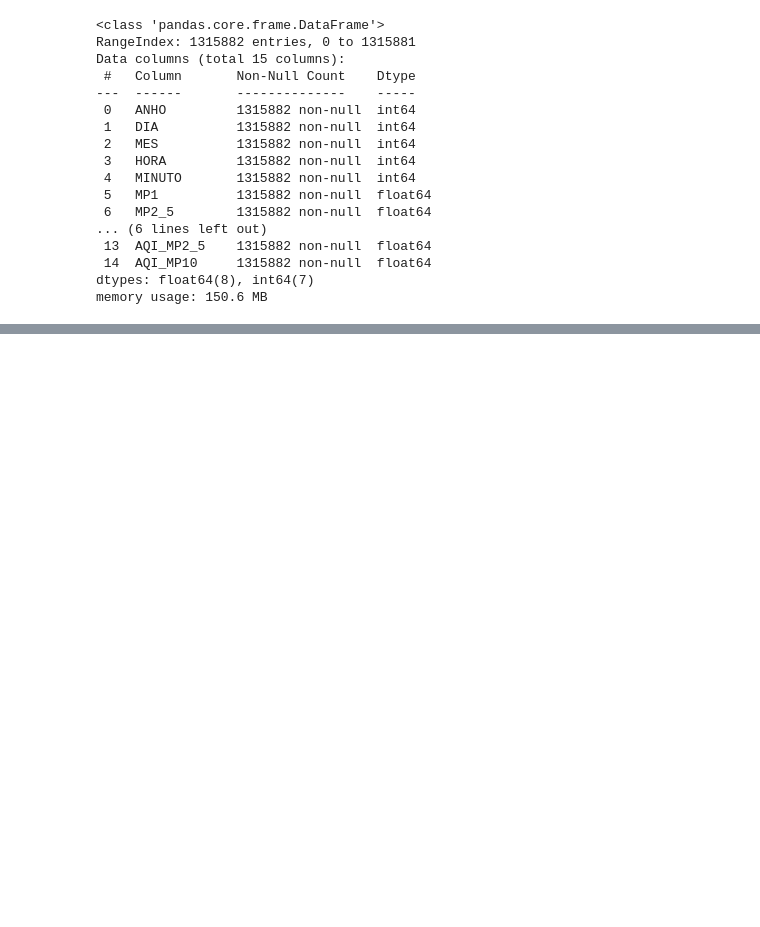
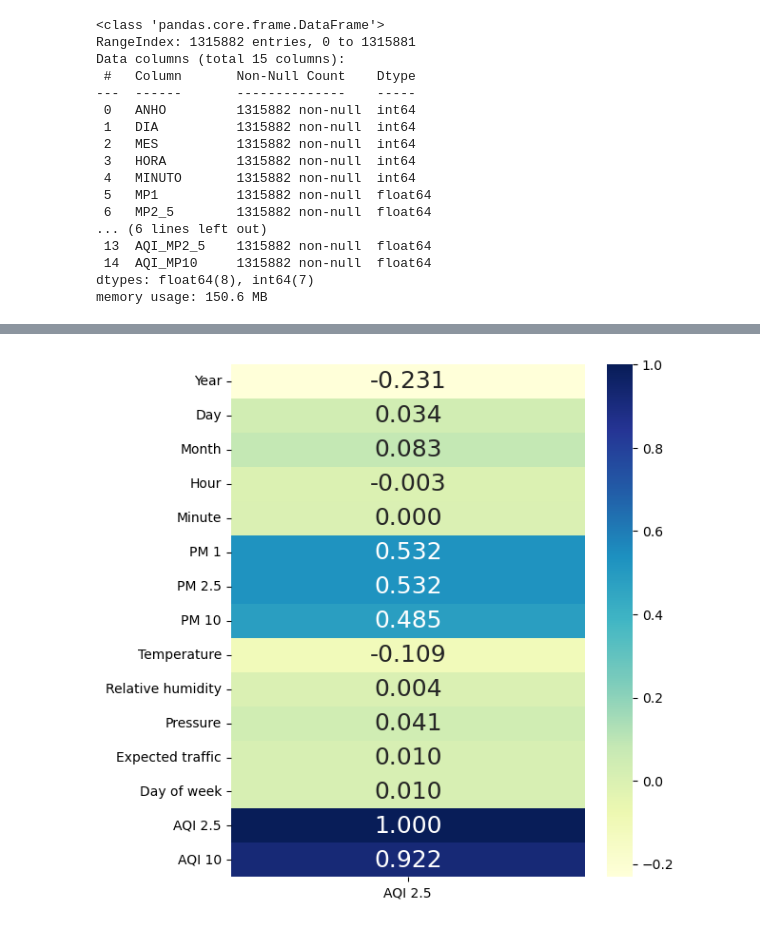
Before and after one commit to vnbl/aqi_forecasting, a Jupyter notebook: notebooks/training_code/XGBOOST/graficas/graficas_correlaciones.ipynb, the cells around one changed output, grey strips where cells are left out. Cells and saved outputs as stored; diff of their text form; code cells hidden in the pictures; blank space fills up the shorter version.

```diff
--- a/notebooks/training_code/XGBOOST/graficas/graficas_correlaciones.ipynb
+++ b/notebooks/training_code/XGBOOST/graficas/graficas_correlaciones.ipynb
@@ -123,0 +126,22 @@ plt.show()
+# %%
+# english
+
+import matplotlib.pyplot as mp
+
+df_heatmap.rename(columns={'ANHO': 'Year', 'DIA': 'Day', 'MES': 'Month', 'HORA': 'Hour', 'MINUTO': 'Minute',
+       'MP1': 'PM 1', 'MP2_5': 'PM 2.5', 'MP10': 'PM 10', 'TEMPERATURA': 'Temperature', 'HUMEDAD': 'Relative humidity', 'PRESION': 'Pressure',
+       'TRAFICO': 'Expected traffic', 'DIA_SEM': 'Day of week',
+       'AQI_MP2_5': 'AQI 2.5', 'AQI_MP10': 'AQI 10'}, inplace=True)
+
+corrMatrix = df_heatmap.corr(method='spearman')
+
+df = pd.DataFrame(corrMatrix['AQI 2.5'],
+              index=corrMatrix.index)
+
+fig, ax = plt.subplots(figsize=(6, 7))
+
+sn.heatmap(df, annot=True, fmt = '.3f', cmap='YlGnBu', annot_kws={"size": 18})
+
+plt.show()
+# %% [output]
+[figure, added]
```
Also changed, not shown: parts of 1 cell of this notebook, 8 other files.
